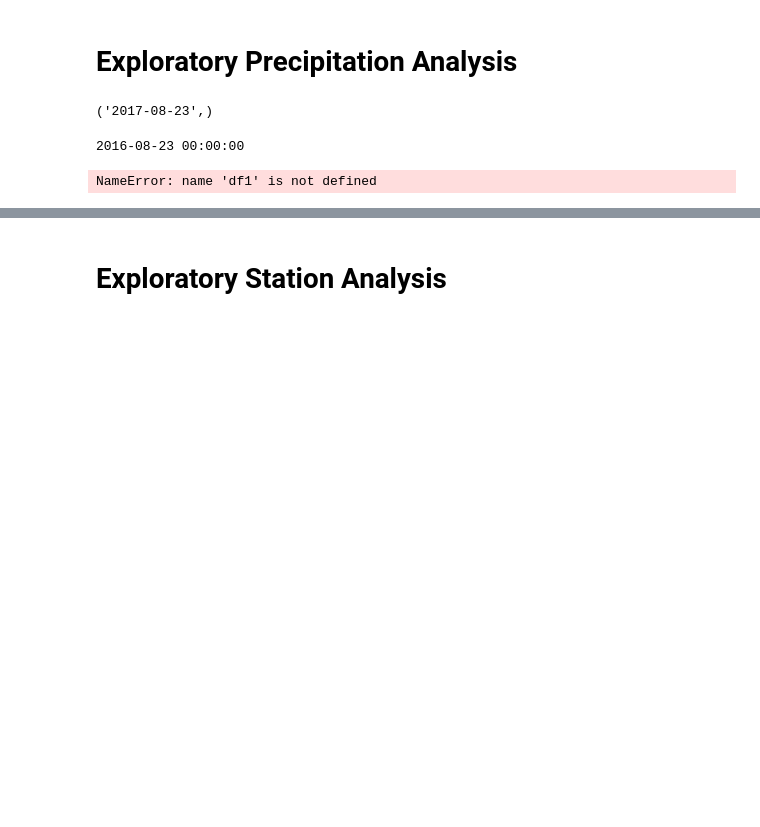
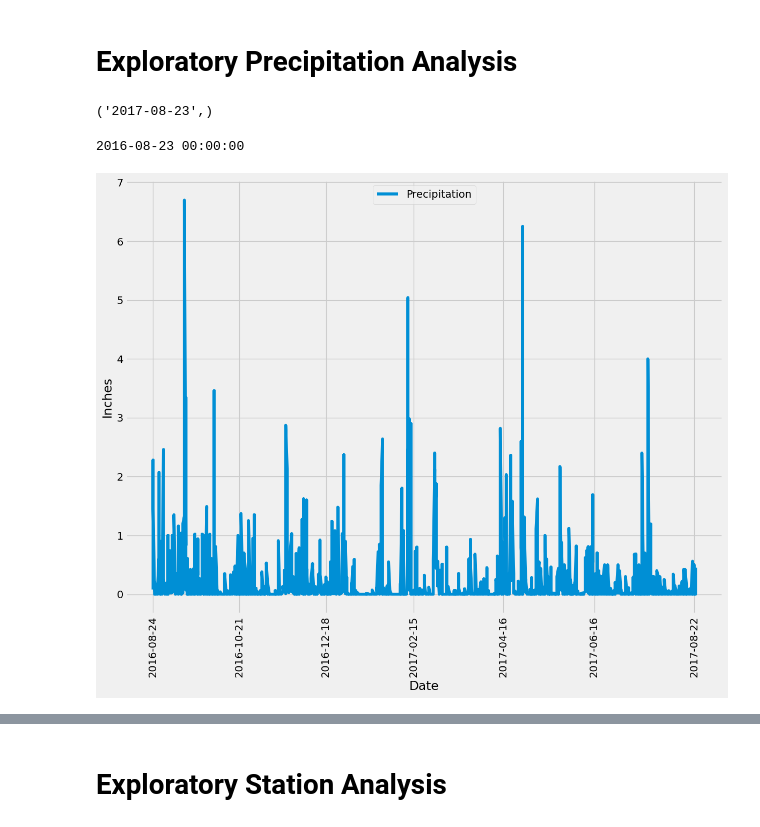
Before and after one commit to ricardodelosrios/sqlalchemy-challenge, a Jupyter notebook: climate_starter.ipynb, the cells around one changed output, grey strips where cells are left out. Saved outputs shown, nothing was run; the diff lists cells and outputs as text; code cells hidden in the pictures; blank space fills up the shorter version.

```diff
--- a/climate_starter.ipynb
+++ b/climate_starter.ipynb
@@ -80,35 +80,35 @@ print(recent_date)
 last_date = dt.datetime.strptime(recent_date[0], "%Y-%m-%d") - dt.timedelta(days=365)
 print(last_date)
 
 # Perform a query to retrieve the data and precipitation scores
 data_prcp = session.query(Measurement.date, Measurement.prcp).filter(Measurement.date >= last_date).order_by(Measurement.date).all()
 
 
 # Save the query results as a Pandas DataFrame. Explicitly set the column names
 df = pd.DataFrame(data_prcp, columns=['Date', 'Inches'])
 
-
+df1=df.dropna(how="any")
 # Sort the dataframe by date
 df_sorted=df1.sort_values(by="Date")
 
 # Use Pandas Plotting with Matplotlib to plot the data
 plt.figure(figsize=(12,10))
 plt.plot(df_sorted["Date"], df_sorted["Inches"], label="Precipitation")
 plt.legend(loc="upper center")
 plt.xlabel("Date")
 plt.ylabel("Inches")
 num_xlabels = 6
 step = len(df_sorted) // num_xlabels
 index_label = list(range(0, len(df_sorted), step))
 Sample_date = df_sorted['Date'].iloc[index_label]
 plt.xticks(Sample_date, rotation='vertical')
 
 plt.grid(True)
 plt.tight_layout()
 plt.show()
 # %% [output]
 2016-08-23 00:00:00
-NameError: name 'df1' is not defined
+[figure, added]
 # %%
 # Use Pandas to calculate the summary statistics for the precipitation data
 agg_functions = {
```
Also changed, not shown: parts of 1 cell of this notebook, 1 other file.
